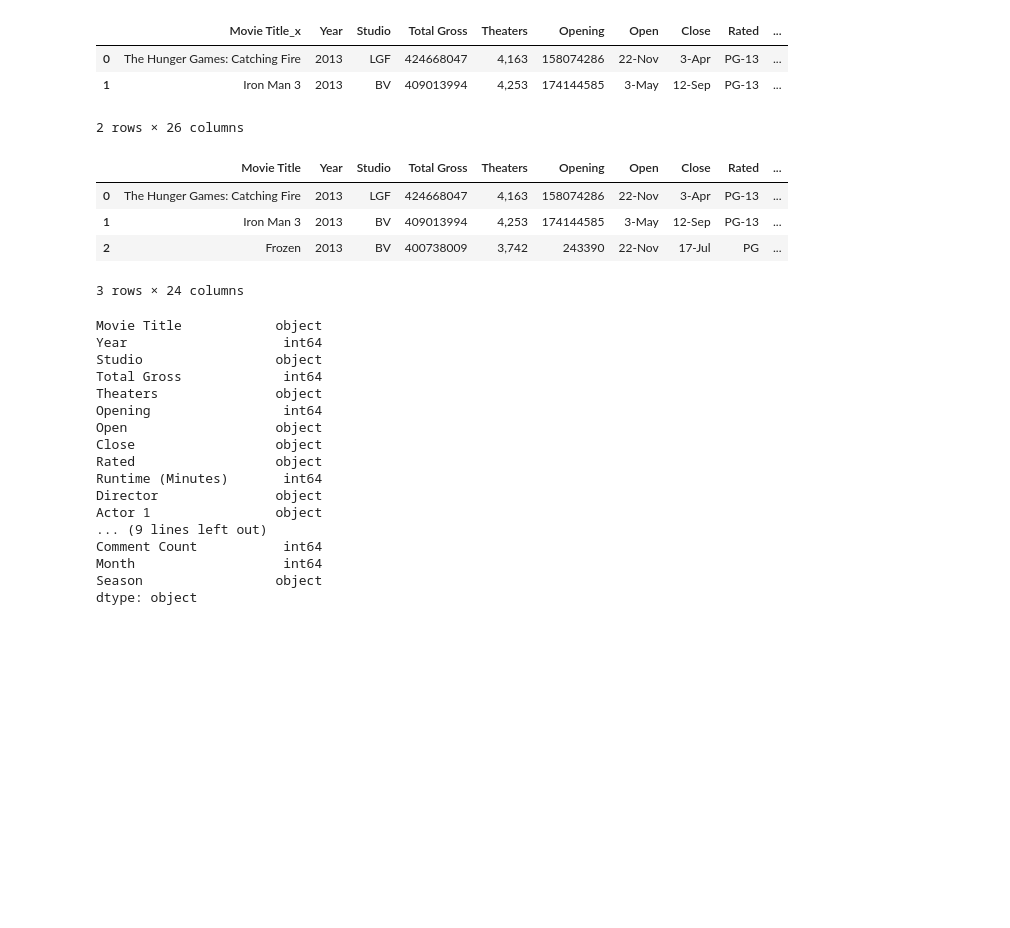
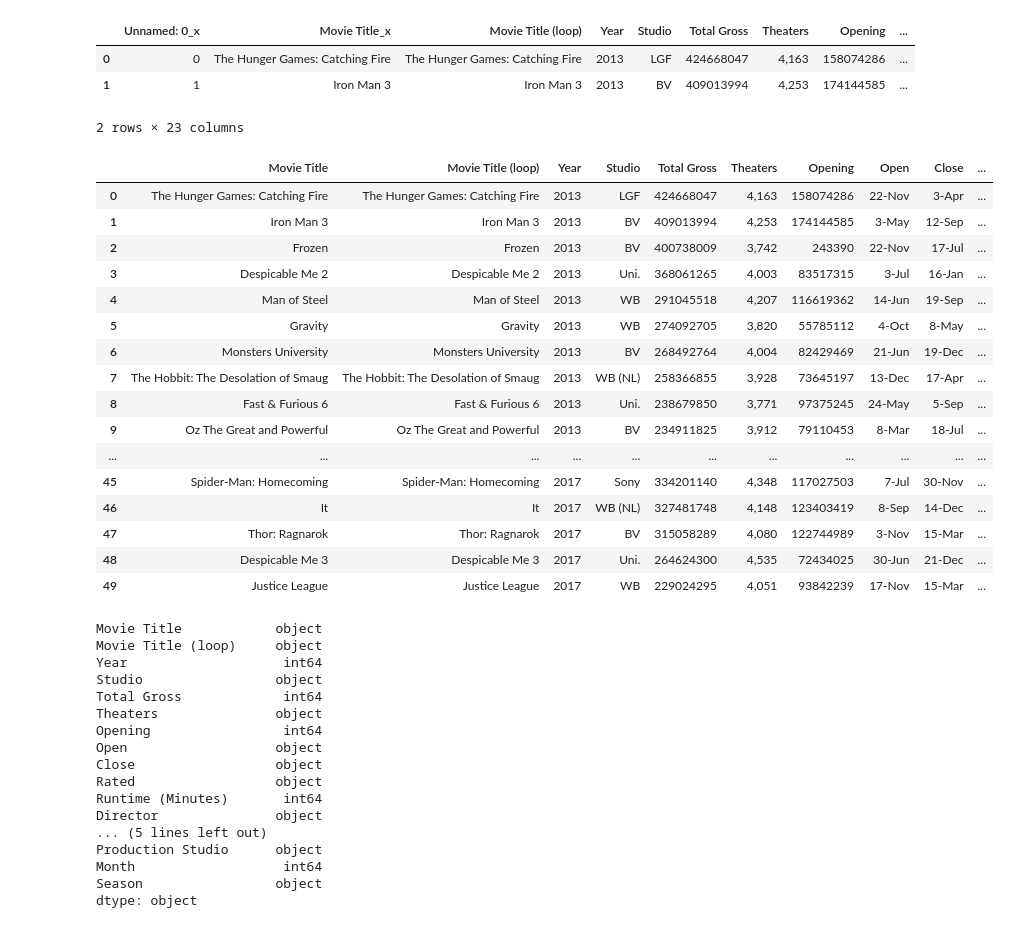
Before and after one commit to buechseli/Project-1-DS-Viz-Bootcamp, a Jupyter notebook: Box Office Mojo Data/Final.ipynb, the cells around one changed output. Drawn from its saved outputs; the diff is of its cells as text; code cells hidden in the pictures; blank space fills up the shorter version.

Commit message:
fixing youtube merge

```diff
--- a/Box Office Mojo Data/Final.ipynb
+++ b/Box Office Mojo Data/Final.ipynb
@@ -102,26 +57,40 @@ final_df.head()
 # %%
-final_df = pd.merge(final_df, season_df, left_on = final_df['Movie Title'], right_on = season_df['Movie Title'])
+final_df = pd.merge(movies_df, season_df, left_on = movies_df['Movie Title'], right_on = season_df['Movie Title'])
 final_df.head(2)
 # %% [output]
-|  | Movie Title_x | Year | Studio | Total Gross | Theaters | Opening | Open | Close | Rated | ... |
-| 0 | The Hunger Games: Catching Fire | 2013 | LGF | 424668047 | 4,163 | 158074286 | 22-Nov | 3-Apr | PG-13 | ... |
-| 1 | Iron Man 3 | 2013 | BV | 409013994 | 4,253 | 174144585 | 3-May | 12-Sep | PG-13 | ... |
+|  | Unnamed: 0_x | Movie Title_x | Movie Title (loop) | Year | Studio | Total Gross | Theaters | Opening | ... |
+| 0 | 0 | The Hunger Games: Catching Fire | The Hunger Games: Catching Fire | 2013 | LGF | 424668047 | 4,163 | 158074286 | ... |
+| 1 | 1 | Iron Man 3 | Iron Man 3 | 2013 | BV | 409013994 | 4,253 | 174144585 | ... |
-2 rows × 26 columns
+2 rows × 23 columns
 # %%
-final_df.drop('Unnamed: 0', axis=1, inplace=True)
+final_df.drop('Unnamed: 0_y', axis=1, inplace=True)
+final_df.drop('Unnamed: 0_x', axis=1, inplace=True)
 final_df.drop('Movie Title_y', axis=1, inplace=True)
 final_df = final_df.rename(columns ={'Movie Title_x':'Movie Title'})
-final_df.head(3)
+final_df
 # %% [output]
-|  | Movie Title | Year | Studio | Total Gross | Theaters | Opening | Open | Close | Rated | ... |
-| 0 | The Hunger Games: Catching Fire | 2013 | LGF | 424668047 | 4,163 | 158074286 | 22-Nov | 3-Apr | PG-13 | ... |
-| 1 | Iron Man 3 | 2013 | BV | 409013994 | 4,253 | 174144585 | 3-May | 12-Sep | PG-13 | ... |
-| 2 | Frozen | 2013 | BV | 400738009 | 3,742 | 243390 | 22-Nov | 17-Jul | PG | ... |
+|  | Movie Title | Movie Title (loop) | Year | Studio | Total Gross | Theaters | Opening | Open | Close | ... |
+| 0 | The Hunger Games: Catching Fire | The Hunger Games: Catching Fire | 2013 | LGF | 424668047 | 4,163 | 158074286 | 22-Nov | 3-Apr | ... |
+| 1 | Iron Man 3 | Iron Man 3 | 2013 | BV | 409013994 | 4,253 | 174144585 | 3-May | 12-Sep | ... |
+| 2 | Frozen | Frozen | 2013 | BV | 400738009 | 3,742 | 243390 | 22-Nov | 17-Jul | ... |
+| 3 | Despicable Me 2 | Despicable Me 2 | 2013 | Uni. | 368061265 | 4,003 | 83517315 | 3-Jul | 16-Jan | ... |
+| 4 | Man of Steel | Man of Steel | 2013 | WB | 291045518 | 4,207 | 116619362 | 14-Jun | 19-Sep | ... |
+| 5 | Gravity | Gravity | 2013 | WB | 274092705 | 3,820 | 55785112 | 4-Oct | 8-May | ... |
+| 6 | Monsters University | Monsters University | 2013 | BV | 268492764 | 4,004 | 82429469 | 21-Jun | 19-Dec | ... |
+| 7 | The Hobbit: The Desolation of Smaug | The Hobbit: The Desolation of Smaug | 2013 | WB (NL) | 258366855 | 3,928 | 73645197 | 13-Dec | 17-Apr | ... |
+| 8 | Fast & Furious 6 | Fast & Furious 6 | 2013 | Uni. | 238679850 | 3,771 | 97375245 | 24-May | 5-Sep | ... |
+| 9 | Oz The Great and Powerful | Oz The Great and Powerful | 2013 | BV | 234911825 | 3,912 | 79110453 | 8-Mar | 18-Jul | ... |
+| ... | ... | ... | ... | ... | ... | ... | ... | ... | ... | ... |
+| 45 | Spider-Man: Homecoming | Spider-Man: Homecoming | 2017 | Sony | 334201140 | 4,348 | 117027503 | 7-Jul | 30-Nov | ... |
+| 46 | It | It | 2017 | WB (NL) | 327481748 | 4,148 | 123403419 | 8-Sep | 14-Dec | ... |
+| 47 | Thor: Ragnarok | Thor: Ragnarok | 2017 | BV | 315058289 | 4,080 | 122744989 | 3-Nov | 15-Mar | ... |
+| 48 | Despicable Me 3 | Despicable Me 3 | 2017 | Uni. | 264624300 | 4,535 | 72434025 | 30-Jun | 21-Dec | ... |
+| 49 | Justice League | Justice League | 2017 | WB | 229024295 | 4,051 | 93842239 | 17-Nov | 15-Mar | ... |
-3 rows × 24 columns
 # %%
 final_df.dtypes
 # %% [output]
 Movie Title            object
+Movie Title (loop)     object
 Year                    int64
 Studio                 object
 Total Gross             int64
@@ -132,9 +101,8 @@ Close                  object
 Rated                  object
 Runtime (Minutes)       int64
 Director               object
-Actor 1                object
-... (9 lines left out)
-Comment Count           int64
+... (5 lines left out)
+Production Studio      object
 Month                   int64
 Season                 object
 dtype: object
```
Also changed, not shown: parts of 5 cells of this notebook, 1 other file.
